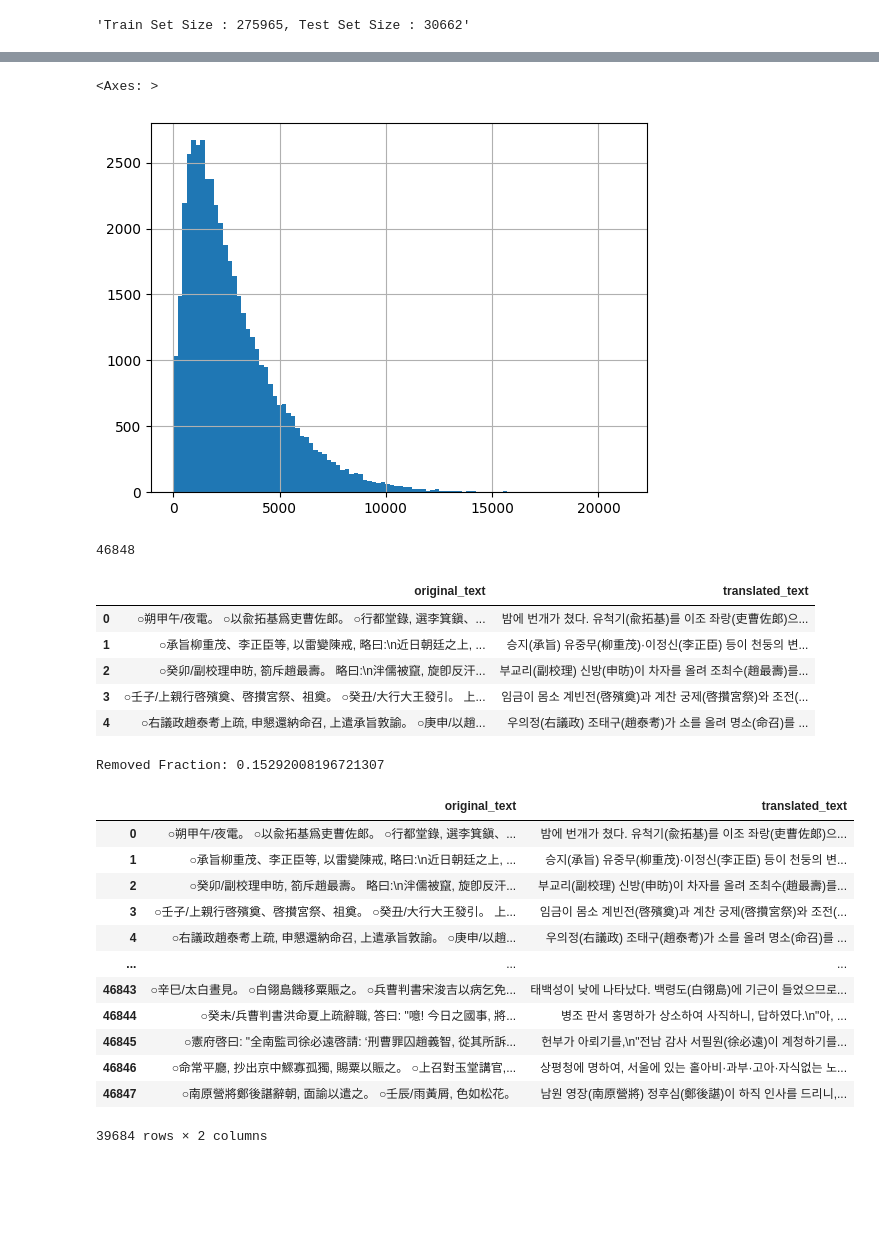
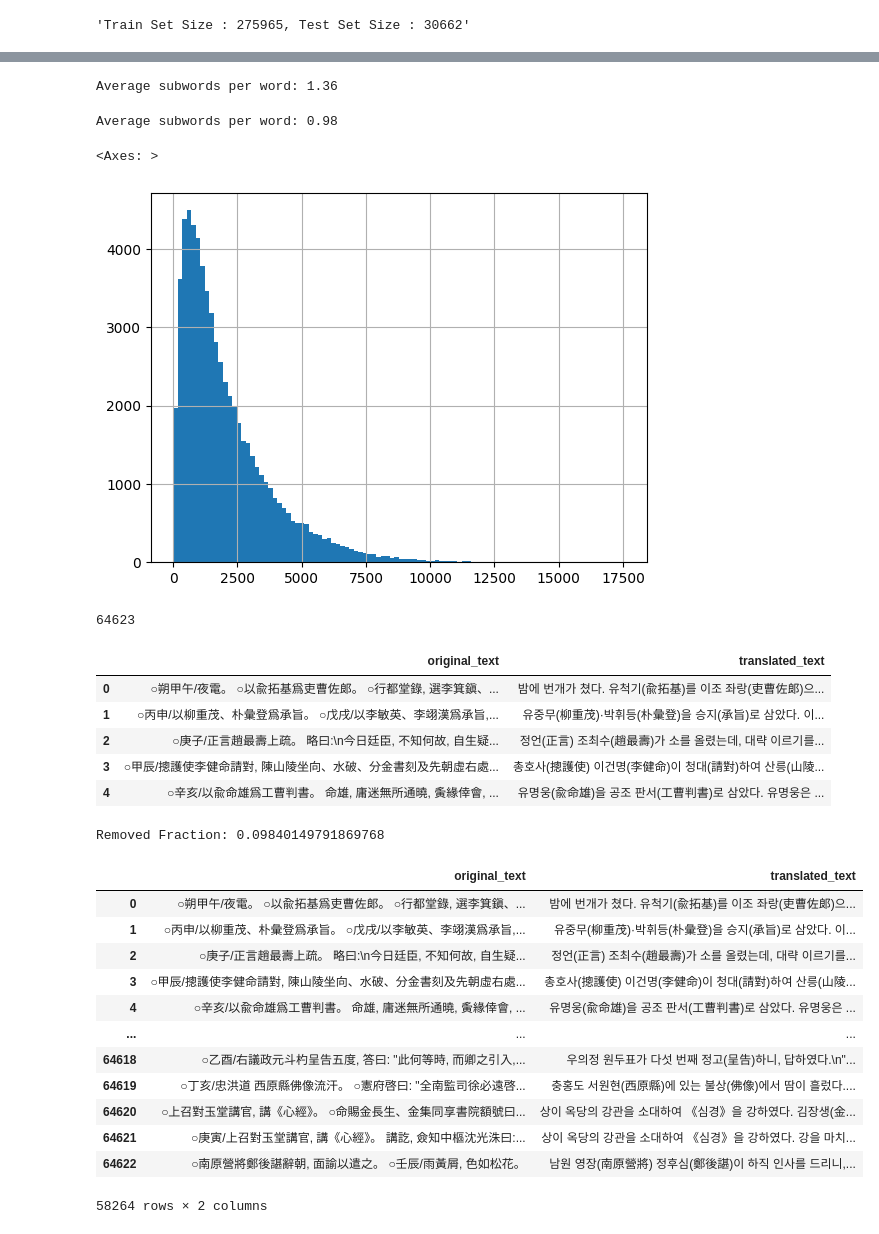
Before and after one commit to SOL1archive/ancient-document-LLM, a Jupyter notebook: data-view.ipynb, the cells around one changed output, grey strips where cells are left out. Saved outputs shown, nothing was run; the diff lists cells and outputs as text; code cells hidden in the pictures; blank space fills up the shorter version.

```diff
--- a/data-view.ipynb
+++ b/data-view.ipynb
@@ -174,7 +178,7 @@ f'Train Set Size : {int(len(df1) * 0.9)}, Test Set Size : {int(len(df1) * 0.1)}'
 # %% [output]
 'Train Set Size : 275965, Test Set Size : 30662'
 # %%
-group_factor = 7
+group_factor = 5
 df1['entry_order_grouped'] = df1['entry_order'] // group_factor
 df1.head()
 # %% [output]
@@ -247,47 +255,74 @@ Name: translated_text, dtype: float64
+# %%
+total_tokens = 0
+total_strings = 0
+
+for sentence in tqdm(long_form_df['translated_text']):
+    tokens = tokenizer.tokenize(sentence)
+    words = sentence.split()
+    total_tokens += len(tokens)
+    total_strings += len(sentence)
+
+average_subwords_per_word = total_strings / total_tokens
+print(f"Average subwords per word: {average_subwords_per_word:.2f}")
+# %% [output]
+Average subwords per word: 1.36
+# %%
+total_tokens = 0
+total_strings = 0
+
+for sentence in tqdm(long_form_df['original_text']):
+    tokens = tokenizer.tokenize(sentence)
+    total_tokens += len(tokens)
+    total_strings += len(sentence)
+
+average_subwords_per_word = total_strings / total_tokens
+print(f"Average subwords per word: {average_subwords_per_word:.2f}")
+# %% [output]
+Average subwords per word: 0.98
 # %%
 long_form_df['translated_text'].str.len().hist(bins=100)
 # %% [output]
 <Axes: >
-[figure, old version]
+[figure, new version]
 # %%
 len(long_form_df)
 # %% [output]
-46848
+64623
 # %%
 long_form_df = long_form_df.drop(columns=['king', 'year', 'month', 'entry_order_grouped'])
 long_form_df.head()
 # %% [output]
 |  | original_text | translated_text |
 | 0 | ○朔甲午/夜電。 ○以兪拓基爲吏曹佐郞。 ○行都堂錄, 選李箕鎭、... | 밤에 번개가 쳤다. 유척기(兪拓基)를 이조 좌랑(吏曹佐郞)으... |
-| 1 | ○承旨柳重茂、李正臣等, 以雷變陳戒, 略曰:\n近日朝廷之上, ... | 승지(承旨) 유중무(柳重茂)·이정신(李正臣) 등이 천둥의 변... |
-| 2 | ○癸卯/副校理申昉, 箚斥趙最壽。 略曰:\n泮儒被竄, 旋卽反汗... | 부교리(副校理) 신방(申昉)이 차자를 올려 조최수(趙最壽)를... |
-| 3 | ○壬子/上親行啓殯奠、啓攅宮祭、祖奠。 ○癸丑/大行大王發引。 上... | 임금이 몸소 계빈전(啓殯奠)과 계찬 궁제(啓攢宮祭)와 조전(... |
-| 4 | ○右議政趙泰耉上疏, 申懇還納命召, 上遣承旨敦諭。 ○庚申/以趙... | 우의정(右議政) 조태구(趙泰耉)가 소를 올려 명소(命召)를 ... |
+| 1 | ○丙申/以柳重茂、朴彙登爲承旨。 ○戊戌/以李敏英、李翊漢爲承旨,... | 유중무(柳重茂)·박휘등(朴彙登)을 승지(承旨)로 삼았다. 이... |
+| 2 | ○庚子/正言趙最壽上疏。 略曰:\n今日廷臣, 不知何故, 自生疑... | 정언(正言) 조최수(趙最壽)가 소를 올렸는데, 대략 이르기를... |
+| 3 | ○甲辰/摠護使李健命請對, 陳山陵坐向、水破、分金書刻及先朝虛右處... | 총호사(摠護使) 이건명(李健命)이 청대(請對)하여 산릉(山陵... |
+| 4 | ○辛亥/以兪命雄爲工曹判書。 命雄, 庸迷無所通曉, 夤緣倖會, ... | 유명웅(兪命雄)을 공조 판서(工曹判書)로 삼았다. 유명웅은 ... |
 # %%
 original_text_max_length = 2_000
-translated_text_max_length = 8_000
+translated_text_max_length = 5_000
 droping_query = ((long_form_df['original_text'].str.len() <= original_text_max_length)
                  & (long_form_df['translated_text'].str.len() <= translated_text_max_length))
 long_form_df = long_form_df[droping_query]
 
 print(f'Removed Fraction: {1 - droping_query.mean()}')
 
 long_form_df
 # %% [output]
-Removed Fraction: 0.15292008196721307
+Removed Fraction: 0.09840149791869768
 |  | original_text | translated_text |
 | 0 | ○朔甲午/夜電。 ○以兪拓基爲吏曹佐郞。 ○行都堂錄, 選李箕鎭、... | 밤에 번개가 쳤다. 유척기(兪拓基)를 이조 좌랑(吏曹佐郞)으... |
-| 1 | ○承旨柳重茂、李正臣等, 以雷變陳戒, 略曰:\n近日朝廷之上, ... | 승지(承旨) 유중무(柳重茂)·이정신(李正臣) 등이 천둥의 변... |
-| 2 | ○癸卯/副校理申昉, 箚斥趙最壽。 略曰:\n泮儒被竄, 旋卽反汗... | 부교리(副校理) 신방(申昉)이 차자를 올려 조최수(趙最壽)를... |
-| 3 | ○壬子/上親行啓殯奠、啓攅宮祭、祖奠。 ○癸丑/大行大王發引。 上... | 임금이 몸소 계빈전(啓殯奠)과 계찬 궁제(啓攢宮祭)와 조전(... |
-| 4 | ○右議政趙泰耉上疏, 申懇還納命召, 上遣承旨敦諭。 ○庚申/以趙... | 우의정(右議政) 조태구(趙泰耉)가 소를 올려 명소(命召)를 ... |
+| 1 | ○丙申/以柳重茂、朴彙登爲承旨。 ○戊戌/以李敏英、李翊漢爲承旨,... | 유중무(柳重茂)·박휘등(朴彙登)을 승지(承旨)로 삼았다. 이... |
+| 2 | ○庚子/正言趙最壽上疏。 略曰:\n今日廷臣, 不知何故, 自生疑... | 정언(正言) 조최수(趙最壽)가 소를 올렸는데, 대략 이르기를... |
+| 3 | ○甲辰/摠護使李健命請對, 陳山陵坐向、水破、分金書刻及先朝虛右處... | 총호사(摠護使) 이건명(李健命)이 청대(請對)하여 산릉(山陵... |
+| 4 | ○辛亥/以兪命雄爲工曹判書。 命雄, 庸迷無所通曉, 夤緣倖會, ... | 유명웅(兪命雄)을 공조 판서(工曹判書)로 삼았다. 유명웅은 ... |
 | ... | ... | ... |
-| 46843 | ○辛巳/太白晝見。 ○白翎島饑移粟賑之。 ○兵曹判書宋浚吉以病乞免... | 태백성이 낮에 나타났다. 백령도(白翎島)에 기근이 들었으므로... |
-| 46844 | ○癸未/兵曹判書洪命夏上疏辭職, 答曰: "噫! 今日之國事, 將... | 병조 판서 홍명하가 상소하여 사직하니, 답하였다.\n"아, ... |
-| 46845 | ○憲府啓曰: "全南監司徐必遠啓請: ‘刑曹罪囚趙義智, 從其所訴... | 헌부가 아뢰기를,\n"전남 감사 서필원(徐必遠)이 계청하기를... |
-| 46846 | ○命常平廳, 抄出京中鰥寡孤獨, 賜粟以賑之。 ○上召對玉堂講官,... | 상평청에 명하여, 서울에 있는 홀아비·과부·고아·자식없는 노... |
-| 46847 | ○南原營將鄭後諶辭朝, 面諭以遣之。 ○壬辰/雨黃屑, 色如松花。 | 남원 영장(南原營將) 정후심(鄭後諶)이 하직 인사를 드리니,... |
+| 64618 | ○乙酉/右議政元斗杓呈告五度, 答曰: "此何等時, 而卿之引入,... | 우의정 원두표가 다섯 번째 정고(呈告)하니, 답하였다.\n"... |
+| 64619 | ○丁亥/忠洪道 西原縣佛像流汗。 ○憲府啓曰: "全南監司徐必遠啓... | 충홍도 서원현(西原縣)에 있는 불상(佛像)에서 땀이 흘렀다.... |
+| 64620 | ○上召對玉堂講官, 講《心經》。 ○命賜金長生、金集同享書院額號曰... | 상이 옥당의 강관을 소대하여 《심경》을 강하였다. 김장생(金... |
+| 64621 | ○庚寅/上召對玉堂講官, 講《心經》。 講訖, 僉知中樞沈光洙曰:... | 상이 옥당의 강관을 소대하여 《심경》을 강하였다. 강을 마치... |
+| 64622 | ○南原營將鄭後諶辭朝, 面諭以遣之。 ○壬辰/雨黃屑, 色如松花。 | 남원 영장(南原營將) 정후심(鄭後諶)이 하직 인사를 드리니,... |
-39684 rows × 2 columns
+58264 rows × 2 columns
 # %%
 long_form_df['original_text'].str.len().hist(bins=40)
 # %% [output]
```
Also changed, not shown: parts of 11 cells of this notebook, 3 other files.
